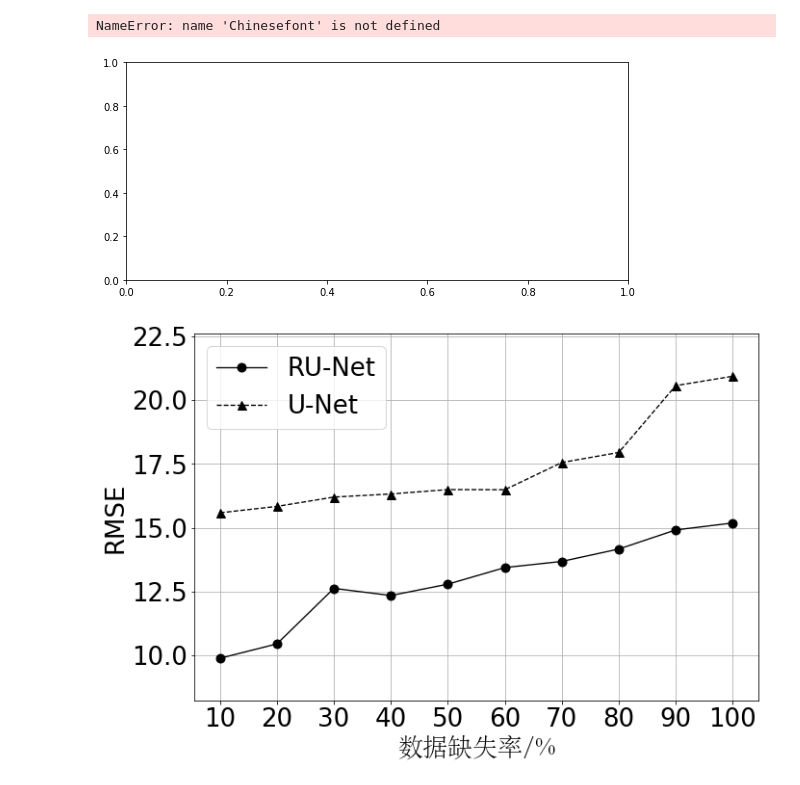
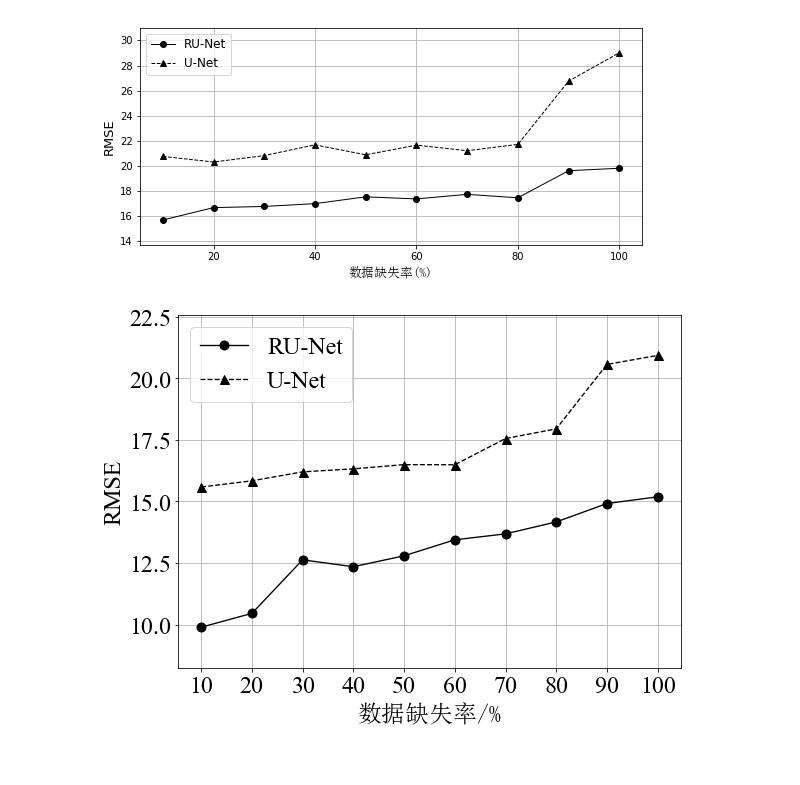
Before and after one commit to theMYang/freedom, a Jupyter notebook: pic/modelPic.ipynb, the cells around one changed output. Cells and saved outputs as stored; diff of their text form; code cells hidden in the pictures; blank space fills up the shorter version.

```diff
--- a/pic/modelPic.ipynb
+++ b/pic/modelPic.ipynb
@@ -2,37 +2,38 @@
 import matplotlib as mpl
 import matplotlib.pyplot as plt
 import numpy as np
 from matplotlib.font_manager import FontProperties
-# Chinesefont = FontProperties(fname=r"c:\windows\fonts\STSong.TTF")
-Englishfont = FontProperties(fname='C:\Windows\fonts\timesi.ttc')
+Chinesefont = FontProperties(fname=r"c:\windows\fonts\simsun.ttc")
+# Englishfont = FontProperties(fname='C:\Windows\fonts\timesi.ttc')
+del mpl.font_manager.weight_dict['roman']
+mpl.font_manager._rebuild()
 %matplotlib inline
 
 x = np.linspace(10, 100, 10)
 y = [20.754231856233254, 20.305115130366875, 20.8187946974264, 21.674802327950463, 20.88141970660427, 21.652833180429457, 21.207787419349994, 21.712673749245962, 26.752595631429728, 29.01727273141418]
 
 xi = np.linspace(10, 100, 10)
 yi = [15.682699295858047, 16.669995387207887, 16.76352990930069, 16.988290035611282, 17.531203562499986, 17.364133196753954, 17.727918995656218, 17.45473424526516, 19.61235887779754, 19.80911051941284]
 
 fig, ax = plt.subplots(figsize=(9, 4))
 # ax.set(xlabel='数据缺失率(%)', ylabel='RMSE', title='',fontsize=120)
 plt.xlabel('数据缺失率(%)', fontproperties = Chinesefont,fontsize=13)
 plt.ylabel('RMSE', fontsize=13)
 plt.grid(True)
 plt.margins(0.05, 0.15)
 # ax.set_title('图片展示',fontsize=120, color='r', fontproperties = Chinesefont)
 lines = plt.plot(xi, yi, 'ko-', x, y, 'k^--',linewidth=1, markersize=6)
 # ax.plot(xi, yi, 'k^--',linewidth=1, markersize=10)
 
 plt.setp(lines[0], linewidth=1)
 plt.setp(lines[1], markersize=6)
 
 ax.legend(('RU-Net', 'U-Net'), loc='best', fontsize=12)
 # plt.savefig("模型对比.png", dpi=300)
 
 plt.show()
 # %% [output]
-NameError: name 'Chinesefont' is not defined
-[figure, old version]
+[figure, new version]
 # %%
 #rmse 第二论文第一实验
 
@@ -40,7 +41,7 @@ import matplotlib as mpl
 import matplotlib.pyplot as plt
 import numpy as np
 from matplotlib.font_manager import FontProperties
-Chinesefont = FontProperties(fname=r"c:\windows\fonts\STSong.TTF")
+Chinesefont = FontProperties(fname=r"c:\windows\fonts\simsun.ttc")
 # Englishfont = FontProperties(fname='C:\Windows\Fonts\timesi.ttc')
 
 x = np.linspace(10, 100, 10)
@@ -49,10 +50,10 @@ y = [15.586801, 15.838546, 16.203362, 16.325457, 16.496425, 16.491445, 17.557241
 xi = np.linspace(10, 100, 10)
 yi = [9.890405, 10.453017, 12.627823, 12.347922, 12.792182, 13.441746, 13.683497, 14.168729, 14.916582, 15.188831]
 
-fig, ax = plt.subplots(figsize=(10.5, 7))
+fig, ax = plt.subplots(figsize=(9, 6.5))
 # ax.set(xlabel='数据缺失率(%)', ylabel='RMSE', title='',fontsize=120)
-plt.xlabel('数据缺失率/%', fontproperties = Chinesefont,fontsize=26)
-plt.ylabel('RMSE', fontsize=26)
+plt.xlabel('数据缺失率/%', fontproperties = Chinesefont,fontsize=24)
+plt.ylabel('RMSE', fontsize=24)
 plt.grid(True)
 plt.margins(0.05, 0.15)
 plt.xticks(x)
@@ -63,13 +64,14 @@ lines = plt.plot(xi, yi, 'ko-', x, y, 'k^--',linewidth=1.34, markersize=9)
 plt.setp(lines[0], linewidth=1.34)
 plt.setp(lines[1], markersize=9)
 
-ax.legend(('RU-Net', 'U-Net'), loc='best', fontsize=26)
-plt.rcParams.update({'font.size': 26})
+ax.legend(('RU-Net', 'U-Net'), loc='best', fontsize=24)
+plt.rcParams.update({'font.size': 24})
+plt.rc('font',family='Times New Roman')
 plt.savefig("第二论文第一实验模型rmse对比.png", dpi=300)
 
 plt.show()
 # %% [output]
-[figure, old version]
+[figure, new version]
 # %%
 #rmse 第二论文第一实验
 x = np.linspace(10, 100, 10)
```
Also changed, not shown: parts of 6 cells of this notebook, 11 other files.
